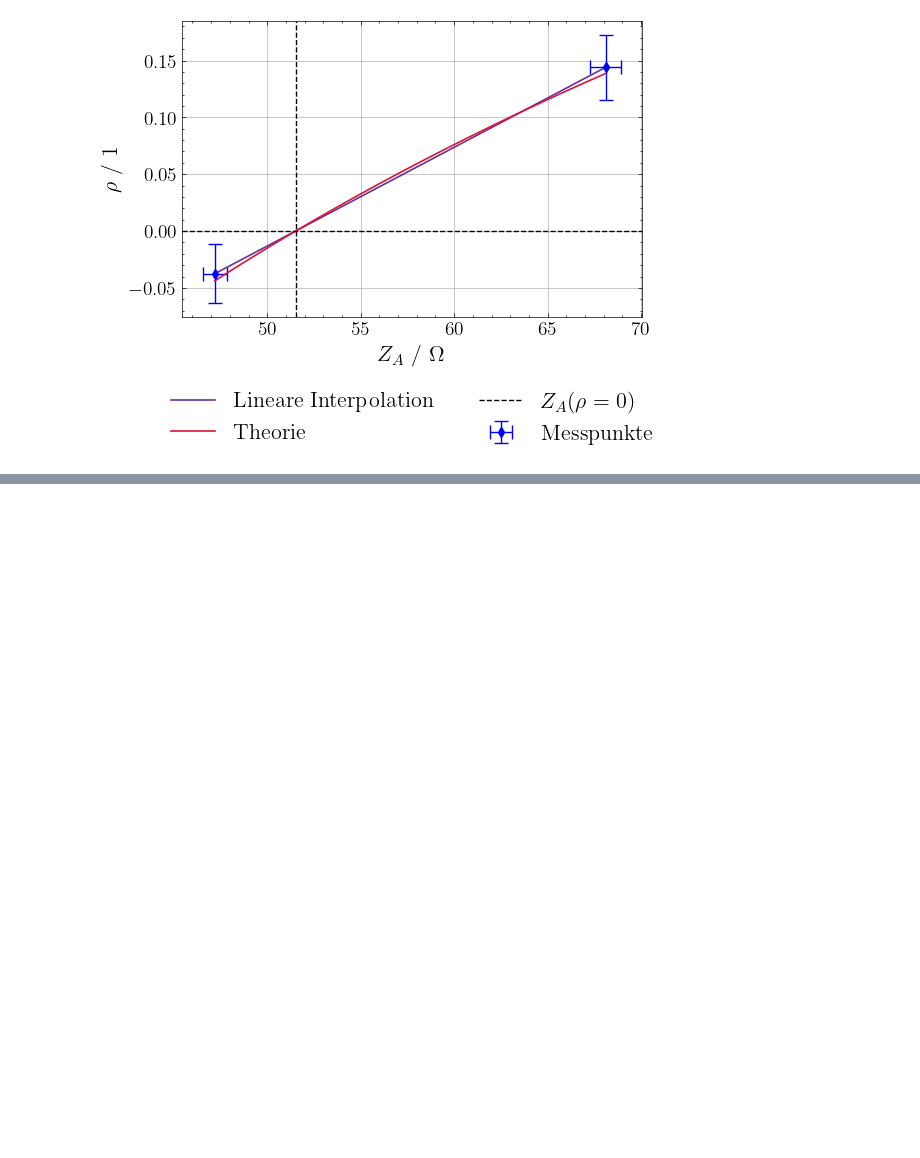
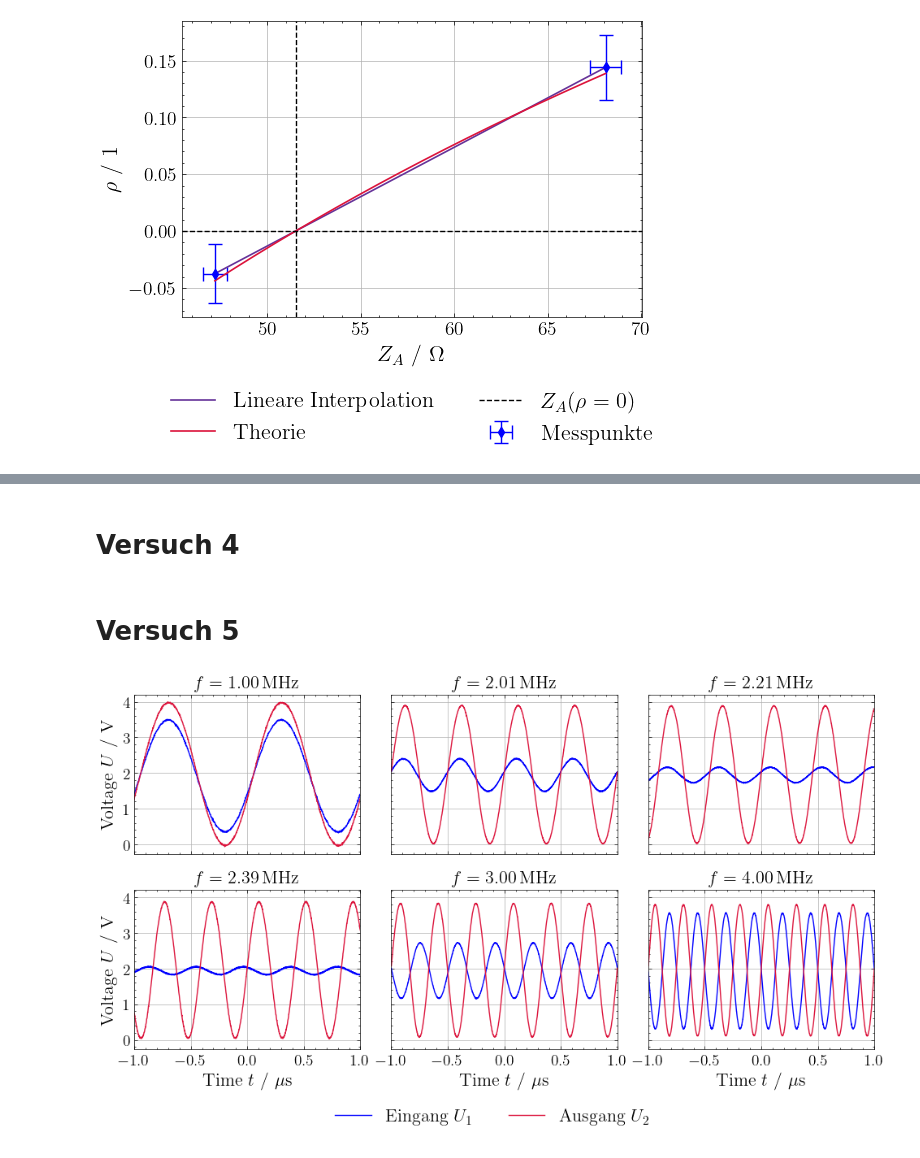
Before and after one commit to eudaemon3/Labor-Experimentalphysik-2, a Jupyter notebook: 04_Signalleitung/Auswertung.ipynb, the cells around one changed output, grey strips where cells are left out. Cells and saved outputs as stored; diff of their text form; code cells hidden in the pictures; blank space fills up the shorter version.

Commit message:
work on plots for 04 Signalleitung

```diff
--- a/04_Signalleitung/Auswertung.ipynb
+++ b/04_Signalleitung/Auswertung.ipynb
@@ -280,0 +310,4 @@ plt.show()
+# %% [markdown]
+# Versuch 4
+# %% [markdown]
+# Versuch 5
@@ -280,0 +365,68 @@ plt.show()
+# %%
+files = [
+    "data50.csv",  # 1.0 MHz
+    "data55.csv",  # 2.0 MHz
+    "data56.csv",  # ~2.3 MHz (dip)
+    "data57.csv",  # 2.4 MHz
+    "data60.csv",  # 3.0 MHz
+    "data61.csv",  # 4.0 MHz
+]
+
+folder_path = "data/Signalleitung/V05_sine"
+
+fig, axes = plt.subplots(
+    2, 3,
+    figsize=(10, 6),
+    sharex=True,
+    sharey=True
+)
+
+legend_handles = None
+legend_labels = None
+axes = axes.flatten()
+
+for i,ax in enumerate(axes):
+    df = pd.read_csv(
+        os.path.join(folder_path, files[i]),
+        skiprows=3,
+        header=None
+    )
+
+    time = df.iloc[:, 0].to_numpy()
+    voltage1 = df.iloc[:, 1].to_numpy()
+    voltage2 = df.iloc[:, 2].to_numpy()
+
+    # ---- frequency determination via peaks ----
+    voltage2_ac = voltage2 - np.mean(voltage2)
+    peaks, _ = find_peaks(voltage2_ac, prominence=0.2*np.max(np.abs(voltage2_ac)))
+
+    T = np.mean(np.diff(time[peaks]))
+    frequency = 1 / T
+
+    l1, = ax.plot(time * 1e6, voltage1, color="blue", lw=1)
+    l2, = ax.plot(time * 1e6, voltage2, color="crimson", lw=1)
+
+    if legend_handles is None:
+        legend_handles = [l1, l2]
+        legend_labels = [r"Eingang $U_1$", r"Ausgang $U_2$"]
+
+    ax.set_title(fr"$f = {frequency/1e6:.2f}\,\mathrm{{MHz}}$", fontsize=16)
+    ax.grid(True)
+    ax.set_xlim(-1,1)
+    if i in [0,3]:
+        ax.set_ylabel(r"Voltage $U$ / V", fontsize=16)
+    if i in [3,4,5]:
+        ax.set_xlabel(r"Time $t$ / $\mu$s", fontsize=16)
+
+fig.legend(
+    legend_handles,
+    legend_labels,
+    loc='lower center',
+    ncol=len(legend_labels),
+    fontsize=16
+)
+
+plt.tight_layout(rect=[0, 0.08, 1, 1])
+plt.show()
+# %% [output]
+[figure, added]
```
Also changed, not shown: parts of 5 cells of this notebook, 10 other files.
